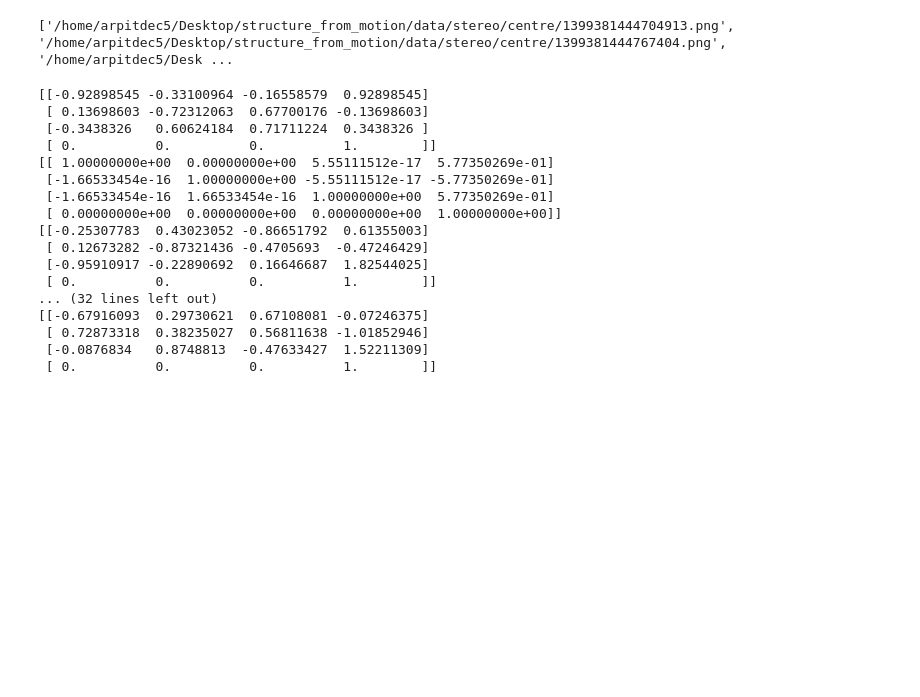
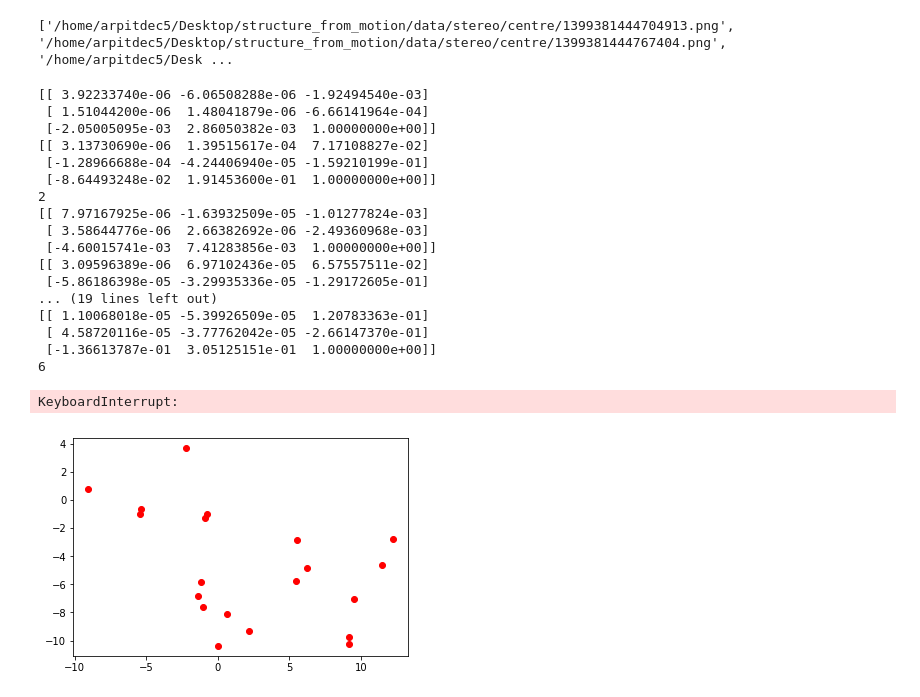
Before and after one commit to arp95/structure_from_motion, a Jupyter notebook: notebooks/Untitled.ipynb, the cells around one changed output. Saved outputs shown, nothing was run; the diff lists cells and outputs as text; code cells hidden in the pictures; blank space fills up the shorter version.

Commit message:
Worked on the plotting of the motion of the camera, updated files in notebooks folder

```diff
--- a/notebooks/Untitled.ipynb
+++ b/notebooks/Untitled.ipynb
@@ -401,20 +395,20 @@ def get_best_camera_pose(translation_matrices, rotation_matrices, base_pose, pts
     # return best camera pose
     return best_pose
 # %%
-count = 0
-base_pose = np.matrix(np.hstack([np.eye(3), np.zeros((3, 1))]))
-base_pose = np.vstack([base_pose, np.matrix([0, 0, 0, 1], dtype=np.float)])
+count = 1
+base_pose = np.identity(4)
+original_base_pose = np.identity(4)
 x_points = []
 z_points = []
 original_x_points = []
 original_z_points = []
-for index in range(0, len(files) - 1):
+for i in range(20, len(files) - 1):
 
     # get two images and resize them
-    (image1, k_matrix) = get_image(files[index])
-    (image2, k_matrix) = get_image(files[index+1])
-    image1 = cv2.resize(image1, dsize = (0, 0), fx = 0.25, fy = 0.25)
-    image2 = cv2.resize(image2, dsize = (0, 0), fx = 0.25, fy = 0.25)
+    (image1, k_matrix) = get_image(files[i])
+    (image2, k_matrix) = get_image(files[i+1])
+    image1 = np.ascontiguousarray(image1, dtype=np.uint8)
+    image2 = np.ascontiguousarray(image2, dtype=np.uint8)
 
     # convert images to grayscale
     gray1 = cv2.cvtColor(image1, cv2.COLOR_BGR2GRAY)
@@ -436,7 +430,7 @@ for index in range(0, len(files) - 1):
     rotation_matrices = np.array(matrices[1])
 
     # get best pose (with opencv and without opencv)
-    best_camera_pose = get_best_camera_pose(translation_matrices, rotation_matrices, base_pose, ptsLeft, ptsRight, k_matrix)
+    best_camera_pose = get_best_camera_pose(translation_matrices, rotation_matrices, np.identity(4), ptsLeft, ptsRight, k_matrix)
     best_camera_pose = np.vstack([best_camera_pose, np.matrix([0, 0, 0, 1], dtype=np.float)])
     _, original_rotation_matrix, original_translation_matrix, mask = cv2.recoverPose(original_essential_matrix, np.array(ptsLeft), np.array(ptsRight), focal = k_matrix[0, 0], pp = (k_matrix[0, 2], k_matrix[1, 2]))
     if(np.linalg.det(original_rotation_matrix) < 0):
@@ -444,33 +438,43 @@ for index in range(0, len(files) - 1):
         original_translation_matrix = -original_translation_matrix
     original_pose = np.hstack([original_rotation_matrix, original_translation_matrix])
     original_pose = np.vstack([original_pose, np.matrix([0, 0, 0, 1], dtype=np.float)])
-    original_pose = np.dot(original_pose, base_pose)
 
-    # update the base_pose for next frame
-    x_points.append(best_camera_pose[0, 3])
-    z_points.append(best_camera_pose[2, 3])
-    original_x_points.append(original_pose[0, 3])
-    original_z_points.append(original_pose[2, 3])
-    base_pose = best_camera_pose
+    # update the base pose for further frame calculation
+    original_base_pose = np.dot(original_base_pose, original_pose)
+    base_pose = np.dot(base_pose, best_camera_pose)
+    if(count % 40 == 0):
+        original_x_points.append(original_base_pose[0, 3])
+        original_z_points.append(-original_base_pose[2, 3])
+        x_points.append(base_pose[0, 3])
+        z_points.append(-base_pose[2, 3])
 
     count = count + 1
-    if(count > 5):
-        break
+    print(count)
+    #if(count > 2000):
+    #    break
 # %% [output]
-[[-0.92898545 -0.33100964 -0.16558579  0.92898545]
- [ 0.13698603 -0.72312063  0.67700176 -0.13698603]
- [-0.3438326   0.60624184  0.71711224  0.3438326 ]
- [ 0.          0.          0.          1.        ]]
-[[ 1.00000000e+00  0.00000000e+00  5.55111512e-17  5.77350269e-01]
- [-1.66533454e-16  1.00000000e+00 -5.55111512e-17 -5.77350269e-01]
- [-1.66533454e-16  1.66533454e-16  1.00000000e+00  5.77350269e-01]
- [ 0.00000000e+00  0.00000000e+00  0.00000000e+00  1.00000000e+00]]
-[[-0.25307783  0.43023052 -0.86651792  0.61355003]
- [ 0.12673282 -0.87321436 -0.4705693  -0.47246429]
- [-0.95910917 -0.22890692  0.16646687  1.82544025]
- [ 0.          0.          0.          1.        ]]
-... (32 lines left out)
-[[-0.67916093  0.29730621  0.67108081 -0.07246375]
- [ 0.72873318  0.38235027  0.56811638 -1.01852946]
- [-0.0876834   0.8748813  -0.47633427  1.52211309]
- [ 0.          0.          0.          1.        ]]
+[[ 3.92233740e-06 -6.06508288e-06 -1.92494540e-03]
+ [ 1.51044200e-06  1.48041879e-06 -6.66141964e-04]
+ [-2.05005095e-03  2.86050382e-03  1.00000000e+00]]
+[[ 3.13730690e-06  1.39515617e-04  7.17108827e-02]
+ [-1.28966688e-04 -4.24406940e-05 -1.59210199e-01]
+ [-8.64493248e-02  1.91453600e-01  1.00000000e+00]]
+2
+[[ 7.97167925e-06 -1.63932509e-05 -1.01277824e-03]
+ [ 3.58644776e-06  2.66382692e-06 -2.49360968e-03]
+ [-4.60015741e-03  7.41283856e-03  1.00000000e+00]]
+[[ 3.09596389e-06  6.97102436e-05  6.57557511e-02]
+ [-5.86186398e-05 -3.29935336e-05 -1.29172605e-01]
+... (19 lines left out)
+[[ 1.10068018e-05 -5.39926509e-05  1.20783363e-01]
+ [ 4.58720116e-05 -3.77762042e-05 -2.66147370e-01]
+ [-1.36613787e-01  3.05125151e-01  1.00000000e+00]]
+6
+KeyboardInterrupt:
+# %%
+from matplotlib import pyplot as plt
+plt.plot(x_points, z_points, 'o', color='r')
+#plt.plot(original_x_points, original_z_points, 'o', color='b')
+plt.show()
+# %% [output]
+[figure, added]
```
Also changed, not shown: parts of 4 cells of this notebook, 2 other files.
